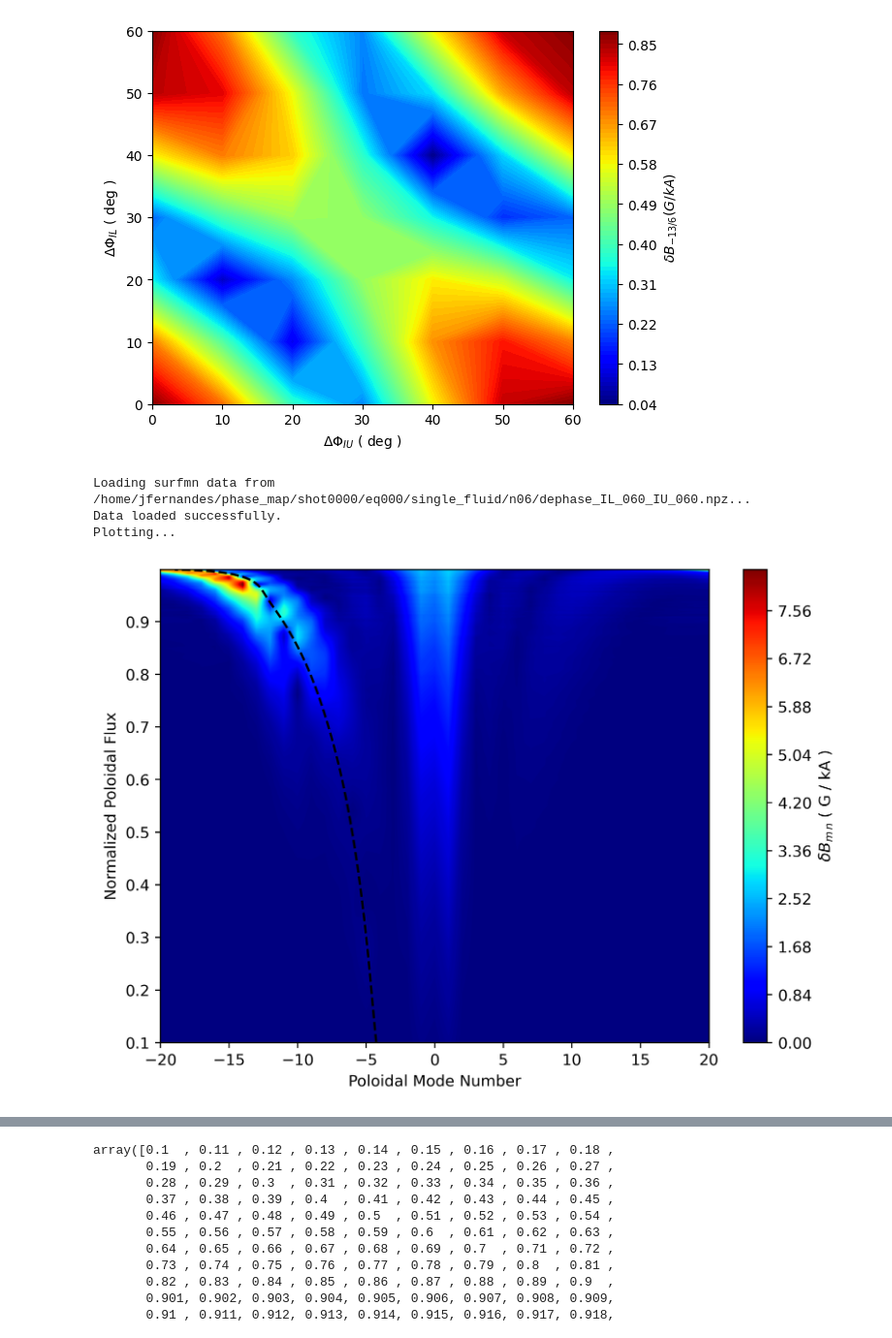
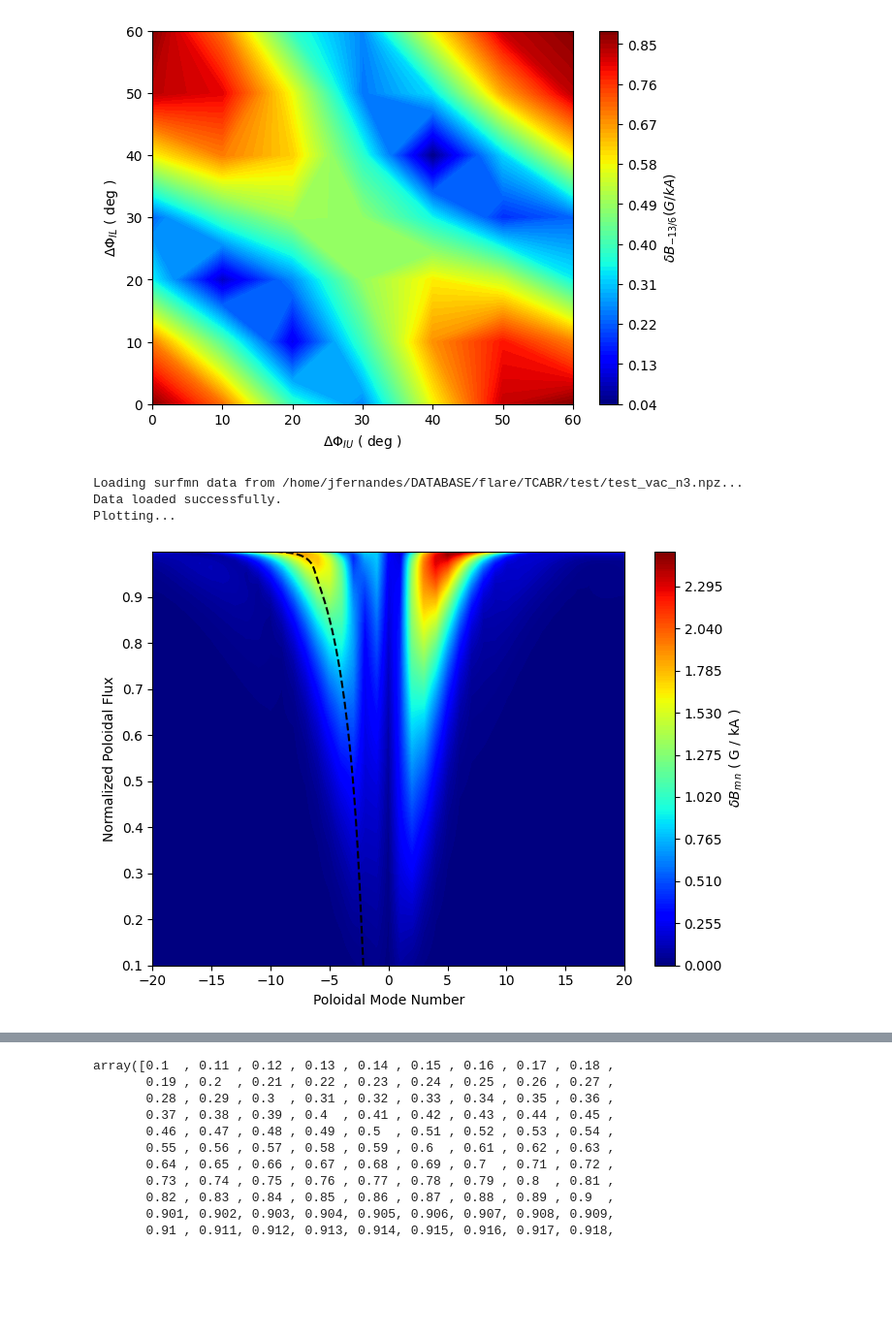
Before and after one commit to ojrfernandes/pycodes, a Jupyter notebook: run.ipynb, the cells around one changed output, grey strips where cells are left out. Shown at 97% size. Saved outputs shown, nothing was run; the diff lists cells and outputs as text; code cells hidden in the pictures; blank space fills up the shorter version.

```diff
--- a/run.ipynb
+++ b/run.ipynb
@@ -6,12 +6,12 @@ phase_map('/home/jfernandes/phase_map/shot0000/eq000/single_fluid/n06/', n_tor=6
 # %% [output]
 [figure]
 # %%
-plot_flare_surfmn("/home/jfernandes/phase_map/shot0000/eq000/single_fluid/n06/dephase_IL_060_IU_060.npz", dpi=400, levels=300)
+plot_flare_surfmn("/home/jfernandes/DATABASE/flare/TCABR/test/test_vac_n3.npz", dpi=100, levels=200)
 # %% [output]
-Loading surfmn data from /home/jfernandes/phase_map/shot0000/eq000/single_fluid/n06/dephase_IL_060_IU_060.npz...
+Loading surfmn data from /home/jfernandes/DATABASE/flare/TCABR/test/test_vac_n3.npz...
 Data loaded successfully.
 Plotting...
-[figure, old version]
+[figure, new version]
 # %%
 import argparse
 import numpy as np
```
Also changed, not shown: parts of 10 cells of this notebook, 4 other files.
